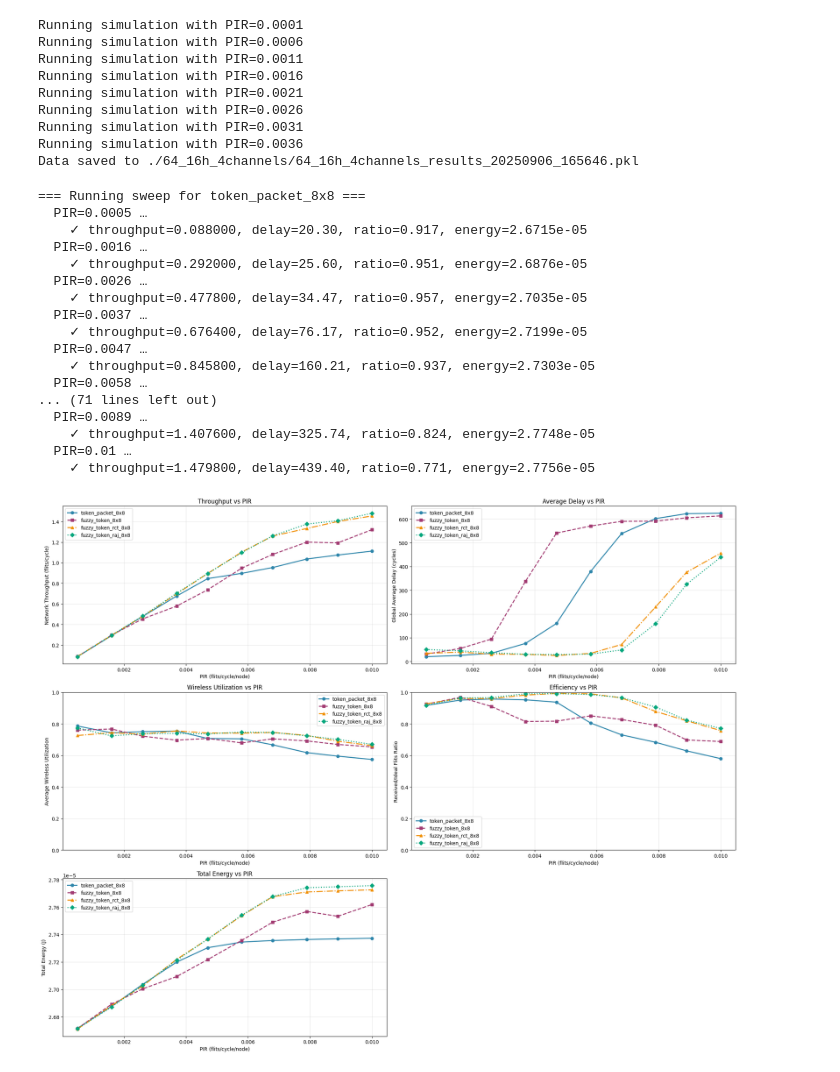
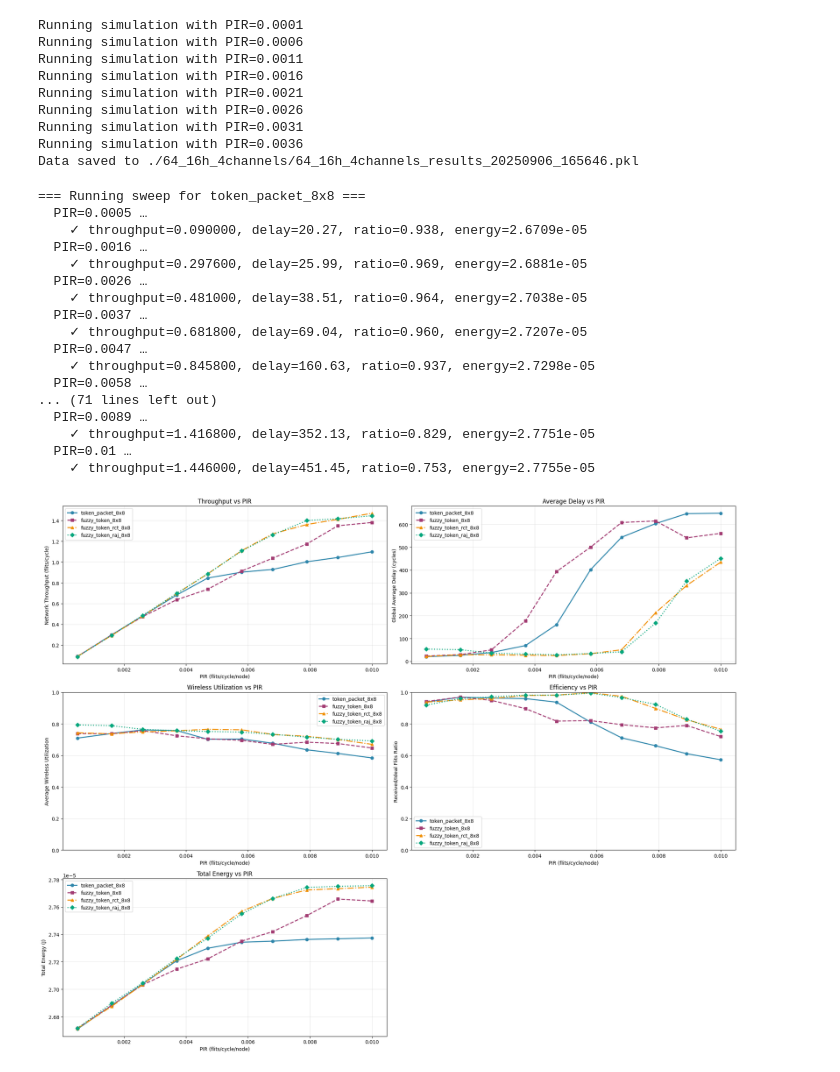
Before and after one commit to Jain-Nishkarsh/WiNoC-SOP, a Jupyter notebook: results/evaluate.ipynb, the cells around one changed output. Drawn from its saved outputs; the diff is of its cells as text; code cells hidden in the pictures.

```diff
--- a/results/evaluate.ipynb
+++ b/results/evaluate.ipynb
@@ -173,7 +173,7 @@ def run_sweep(config_path: str, pir_list, label: str):
             "-config", str(config_path),
             "-pir", str(pir), "poisson",
             # "-traffic", "butterfly",
-            "-traffic", "transpose2",
+            "-traffic", "transpose1",
             # "-traffic", "bitreversal",
             # "-traffic", "random",
             "-seed", str(SEED),
@@ -284,38 +284,38 @@ ax3.legend()
 ax4.set_xlabel("PIR (flits/cycle/node)")
 ax4.set_ylabel("Received/Ideal Flits Ratio")
 ax4.set_title("Efficiency vs PIR")
 ax4.set_ylim(0.0, 1.0)
 ax4.grid(True, alpha=0.3)
 ax4.legend()
 
 # Configure Total Energy plot
 ax5.set_xlabel("PIR (flits/cycle/node)")
 ax5.set_ylabel("Total Energy (J)")
 ax5.set_title("Total Energy vs PIR")
 ax5.grid(True, alpha=0.3)
 ax5.legend()
 
 # Hide the unused subplot
 ax6.axis('off')
 
 plt.tight_layout()
 plt.show()
 # %% [output]
 === Running sweep for token_packet_8x8 ===
   PIR=0.0005 …
-    ✓ throughput=0.088000, delay=20.30, ratio=0.917, energy=2.6715e-05
+    ✓ throughput=0.090000, delay=20.27, ratio=0.938, energy=2.6709e-05
   PIR=0.0016 …
-    ✓ throughput=0.292000, delay=25.60, ratio=0.951, energy=2.6876e-05
+    ✓ throughput=0.297600, delay=25.99, ratio=0.969, energy=2.6881e-05
   PIR=0.0026 …
-    ✓ throughput=0.477800, delay=34.47, ratio=0.957, energy=2.7035e-05
+    ✓ throughput=0.481000, delay=38.51, ratio=0.964, energy=2.7038e-05
   PIR=0.0037 …
-    ✓ throughput=0.676400, delay=76.17, ratio=0.952, energy=2.7199e-05
+    ✓ throughput=0.681800, delay=69.04, ratio=0.960, energy=2.7207e-05
   PIR=0.0047 …
-    ✓ throughput=0.845800, delay=160.21, ratio=0.937, energy=2.7303e-05
+    ✓ throughput=0.845800, delay=160.63, ratio=0.937, energy=2.7298e-05
   PIR=0.0058 …
 ... (71 lines left out)
   PIR=0.0089 …
-    ✓ throughput=1.407600, delay=325.74, ratio=0.824, energy=2.7748e-05
+    ✓ throughput=1.416800, delay=352.13, ratio=0.829, energy=2.7751e-05
   PIR=0.01 …
-    ✓ throughput=1.479800, delay=439.40, ratio=0.771, energy=2.7756e-05
+    ✓ throughput=1.446000, delay=451.45, ratio=0.753, energy=2.7755e-05
-[figure, old version]
+[figure, new version]
```
Also changed, not shown: 1 other file.
